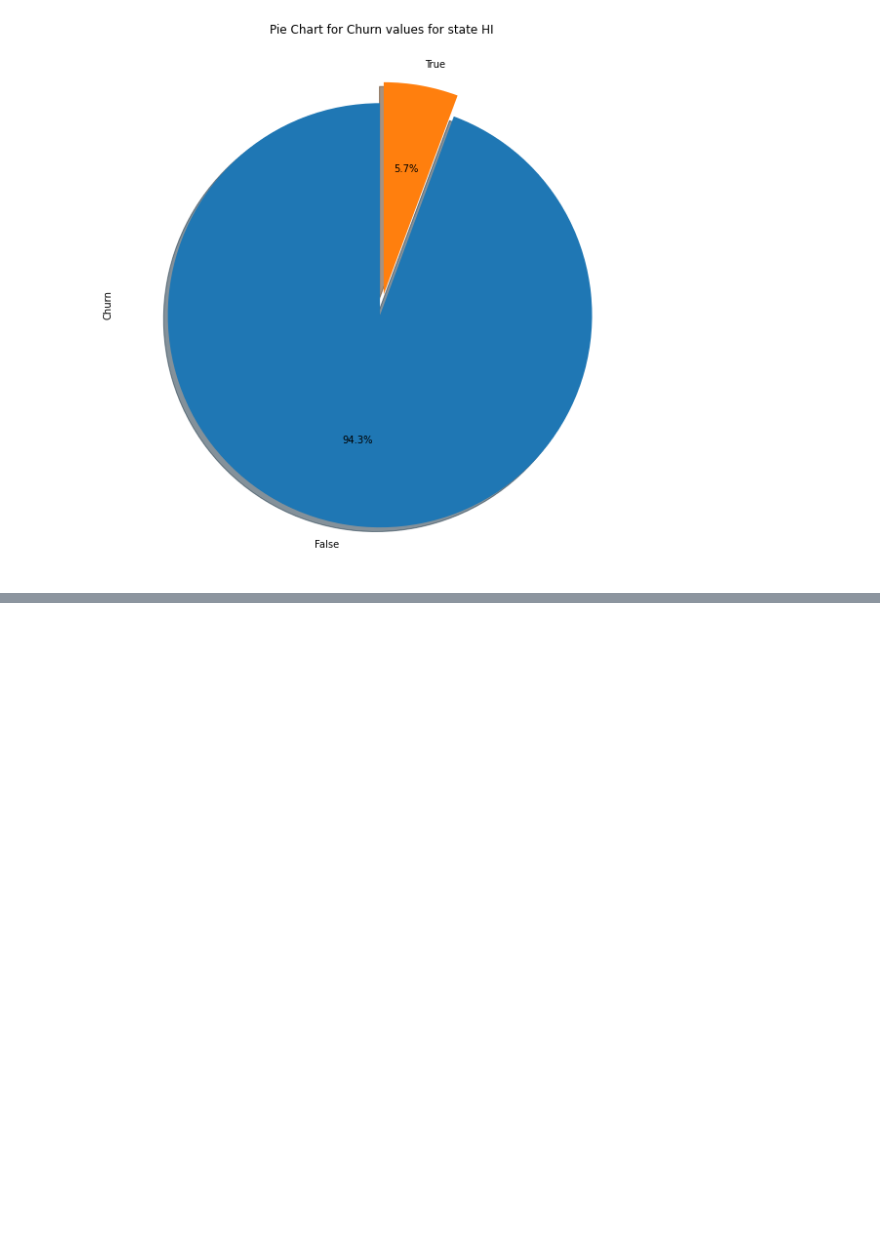
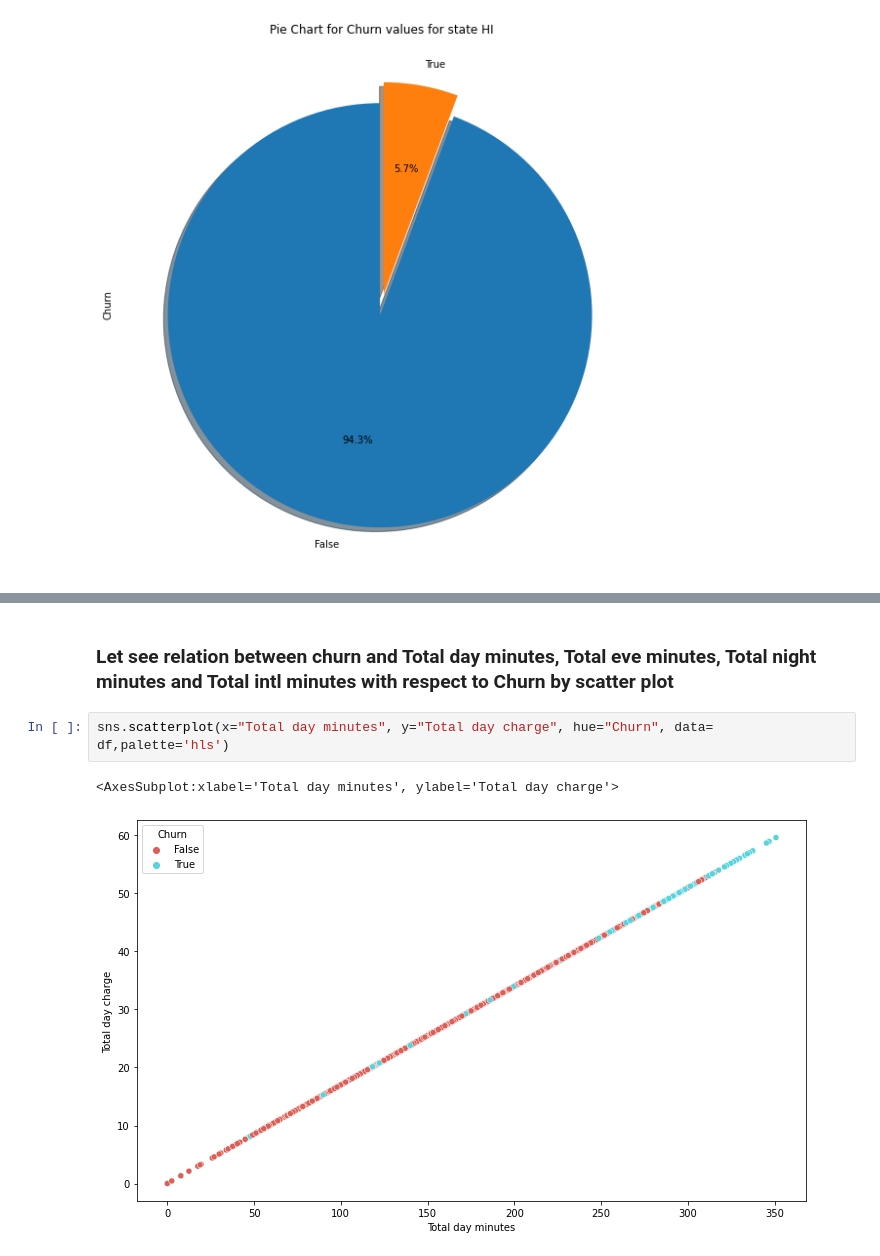
Before and after one commit to Anant-DS/EDA--Telecom_churn, a Jupyter notebook: Telecom churn analysis_AP.ipynb, the cells around one changed output, grey strips where cells are left out. Drawn from its saved outputs; the diff is of its cells as text; blank space fills up the shorter version.

```diff
--- a/Telecom churn analysis_AP.ipynb
+++ b/Telecom churn analysis_AP.ipynb
@@ -177,0 +210,7 @@ plt.show()
+# %% [markdown]
+<h3> Let see relation between churn and Total day minutes, Total eve minutes, Total night minutes and Total intl minutes with respect to Churn by scatter plot <h3
+# %%
+sns.scatterplot(x="Total day minutes", y="Total day charge", hue="Churn", data= df,palette='hls')
+# %% [output]
+<AxesSubplot:xlabel='Total day minutes', ylabel='Total day charge'>
+[figure, added]
```
Also changed, not shown: parts of 8 cells of this notebook.
